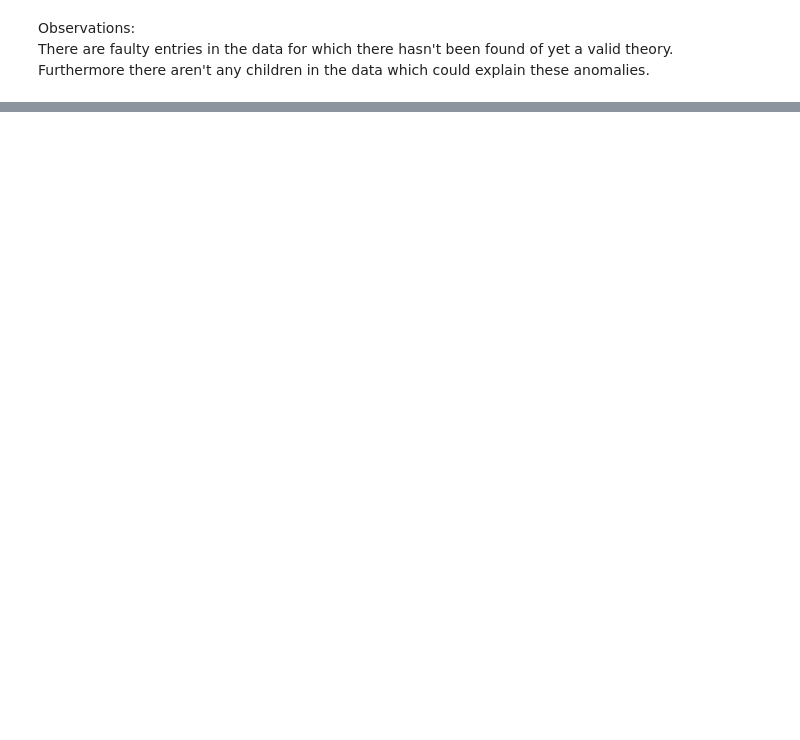
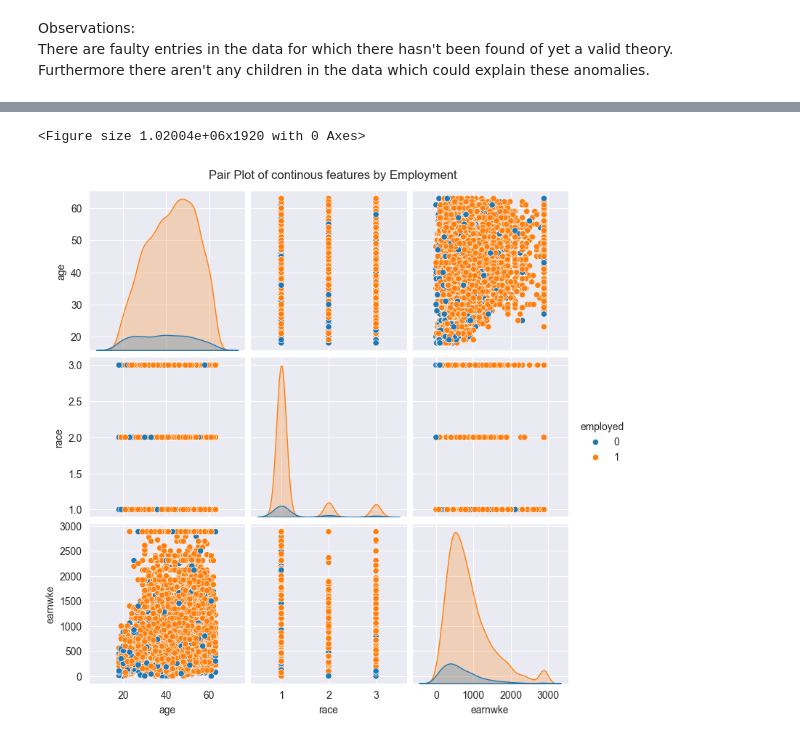
Before and after one commit to nina-prog/prac-smart-data-analytics, a Jupyter notebook: notebooks/exercise-01/240428_Christoph_employment.ipynb, the cells around one changed output, grey strips where cells are left out. Saved outputs shown, nothing was run; the diff lists cells and outputs as text; code cells hidden in the pictures; blank space fills up the shorter version.

```diff
--- a/notebooks/exercise-01/240428_Christoph_employment.ipynb
+++ b/notebooks/exercise-01/240428_Christoph_employment.ipynb
@@ -270,0 +265,8 @@ KeyboardInterrupt:
+# %%
+plt.figure(figsize=(10200.4, 19.2))
+sns.pairplot(df_train.loc[:,continuous_cols + ["employed"]], hue='employed')
+plt.suptitle('Pair Plot of continous features by Employment', y=1.02)
+plt.show()
+# %% [output]
+<Figure size 1.02004e+06x1920 with 0 Axes>
+[figure, added]
```
Also changed, not shown: parts of 60 cells of this notebook, 2 other files.
